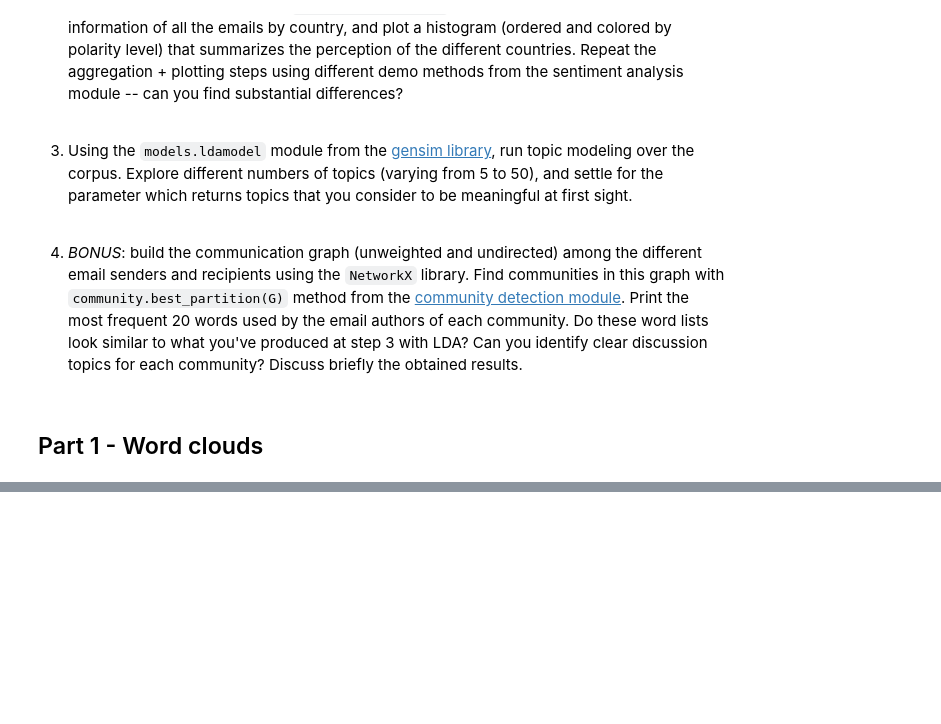
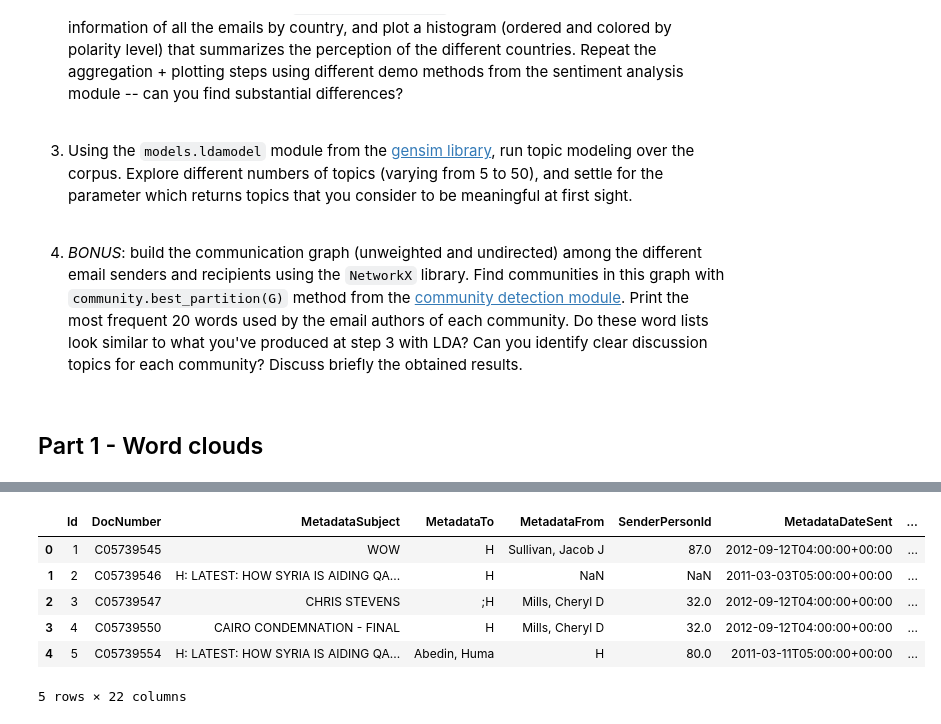
Before and after one commit to mukel/Homework, a Jupyter notebook: 05 - Taming Text/Hw5-TextMining.ipynb, the cells around one changed output, grey strips where cells are left out. Drawn from its saved outputs; the diff is of its cells as text; code cells hidden in the pictures; blank space fills up the shorter version.

```diff
--- a/05 - Taming Text/Hw5-TextMining.ipynb
+++ b/05 - Taming Text/Hw5-TextMining.ipynb
@@ -35,0 +48,11 @@ Can you identify clear discussion topics for each community? Discuss briefly the
+# %%
+data = pd.read_csv("./hillary-clinton-emails/Emails.csv")
+data.head(5)
+# %% [output]
+|  | Id | DocNumber | MetadataSubject | MetadataTo | MetadataFrom | SenderPersonId | MetadataDateSent | ... |
+| 0 | 1 | C05739545 | WOW | H | Sullivan, Jacob J | 87.0 | 2012-09-12T04:00:00+00:00 | ... |
+| 1 | 2 | C05739546 | H: LATEST: HOW SYRIA IS AIDING QA... | H | NaN | NaN | 2011-03-03T05:00:00+00:00 | ... |
+| 2 | 3 | C05739547 | CHRIS STEVENS | ;H | Mills, Cheryl D | 32.0 | 2012-09-12T04:00:00+00:00 | ... |
+| 3 | 4 | C05739550 | CAIRO CONDEMNATION - FINAL | H | Mills, Cheryl D | 32.0 | 2012-09-12T04:00:00+00:00 | ... |
+| 4 | 5 | C05739554 | H: LATEST: HOW SYRIA IS AIDING QA... | Abedin, Huma | H | 80.0 | 2011-03-11T05:00:00+00:00 | ... |
+5 rows × 22 columns
```
Also changed, not shown: parts of 28 cells of this notebook.
